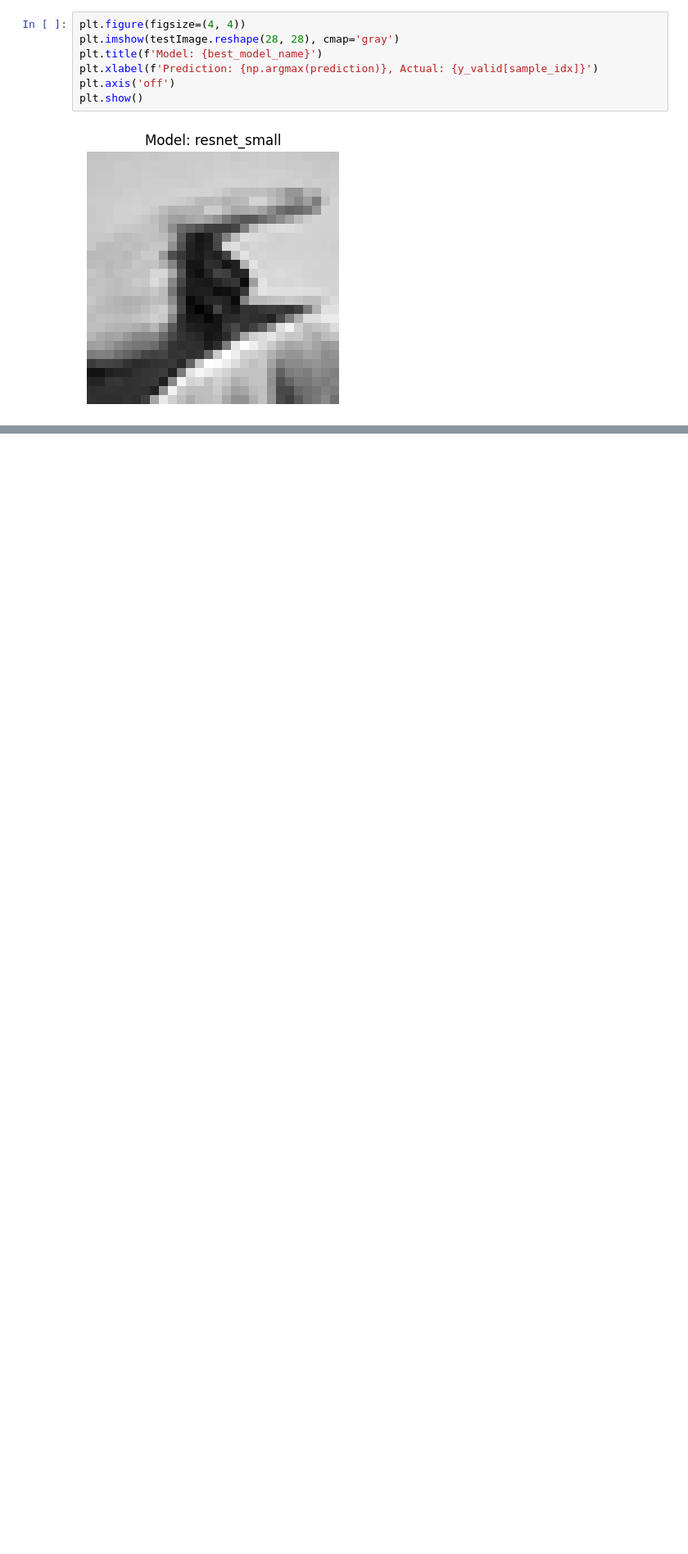
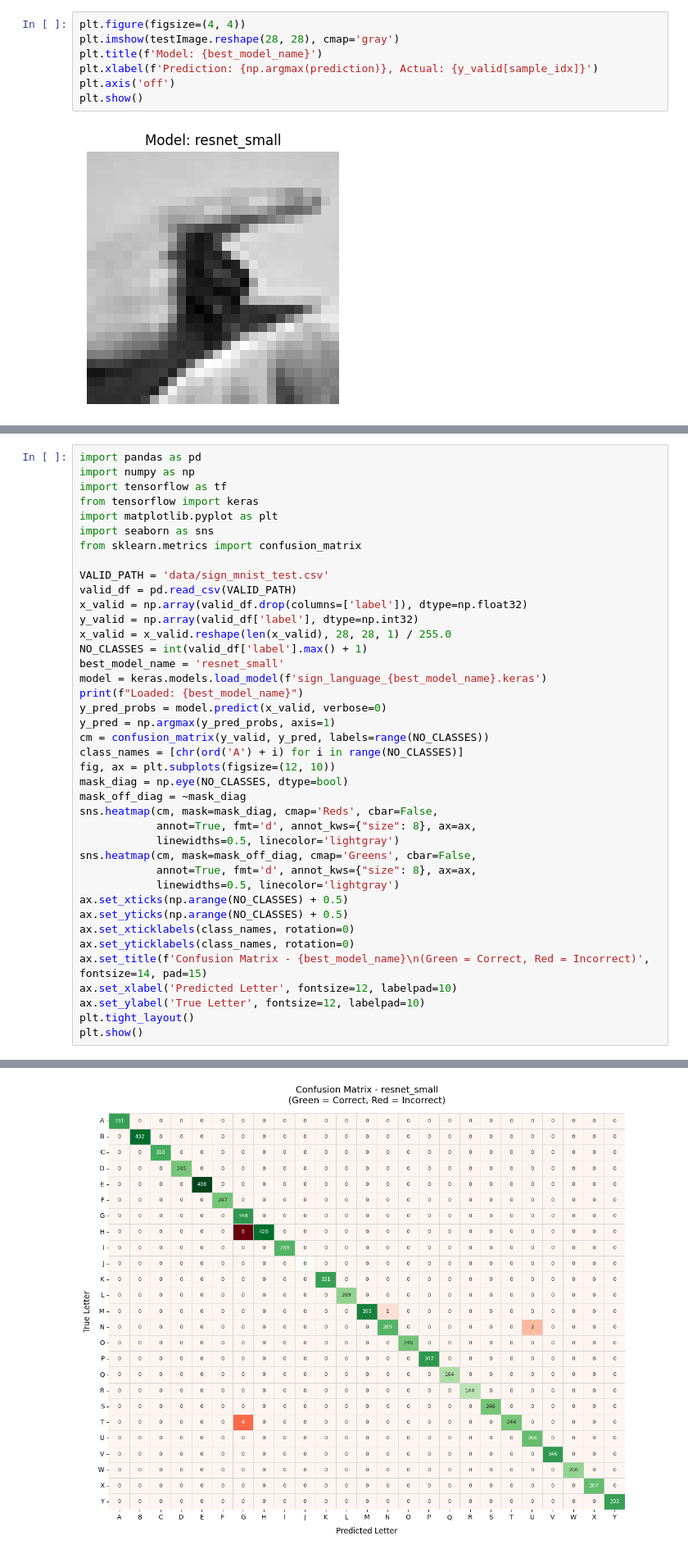
Before and after one commit to ChenxiJiang0828/EECS504-Project-ASL, a Jupyter notebook: Sign_MNIST_CNN.ipynb, the cells around one changed output, grey strips where cells are left out. Shown at 82% size. Saved outputs shown, nothing was run; the diff lists cells and outputs as text; blank space fills up the shorter version.

```diff
--- a/Sign_MNIST_CNN.ipynb
+++ b/Sign_MNIST_CNN.ipynb
@@ -261,0 +432,41 @@ plt.show()
+# %%
+import pandas as pd
+import numpy as np
+import tensorflow as tf
+from tensorflow import keras
+import matplotlib.pyplot as plt
+import seaborn as sns
+from sklearn.metrics import confusion_matrix
+
+VALID_PATH = 'data/sign_mnist_test.csv'
+valid_df = pd.read_csv(VALID_PATH)
+x_valid = np.array(valid_df.drop(columns=['label']), dtype=np.float32)
+y_valid = np.array(valid_df['label'], dtype=np.int32)
+x_valid = x_valid.reshape(len(x_valid), 28, 28, 1) / 255.0
+NO_CLASSES = int(valid_df['label'].max() + 1)
+best_model_name = 'resnet_small'
+model = keras.models.load_model(f'sign_language_{best_model_name}.keras')
+print(f"Loaded: {best_model_name}")
+y_pred_probs = model.predict(x_valid, verbose=0)
+y_pred = np.argmax(y_pred_probs, axis=1)
+cm = confusion_matrix(y_valid, y_pred, labels=range(NO_CLASSES))
+class_names = [chr(ord('A') + i) for i in range(NO_CLASSES)]
+fig, ax = plt.subplots(figsize=(12, 10))
+mask_diag = np.eye(NO_CLASSES, dtype=bool)
+mask_off_diag = ~mask_diag
+sns.heatmap(cm, mask=mask_diag, cmap='Reds', cbar=False,
+            annot=True, fmt='d', annot_kws={"size": 8}, ax=ax,
+            linewidths=0.5, linecolor='lightgray')
+sns.heatmap(cm, mask=mask_off_diag, cmap='Greens', cbar=False,
+            annot=True, fmt='d', annot_kws={"size": 8}, ax=ax,
+            linewidths=0.5, linecolor='lightgray')
+ax.set_xticks(np.arange(NO_CLASSES) + 0.5)
+ax.set_yticks(np.arange(NO_CLASSES) + 0.5)
+ax.set_xticklabels(class_names, rotation=0)
+ax.set_yticklabels(class_names, rotation=0)
+ax.set_title(f'Confusion Matrix - {best_model_name}\n(Green = Correct, Red = Incorrect)', fontsize=14, pad=15)
+ax.set_xlabel('Predicted Letter', fontsize=12, labelpad=10)
+ax.set_ylabel('True Letter', fontsize=12, labelpad=10)
+plt.tight_layout()
+plt.show()
+# %% [output]
@@ -261,0 +474 @@ plt.show()
+[figure, added]
```
Also changed, not shown: parts of 13 cells of this notebook, 1 other file.
